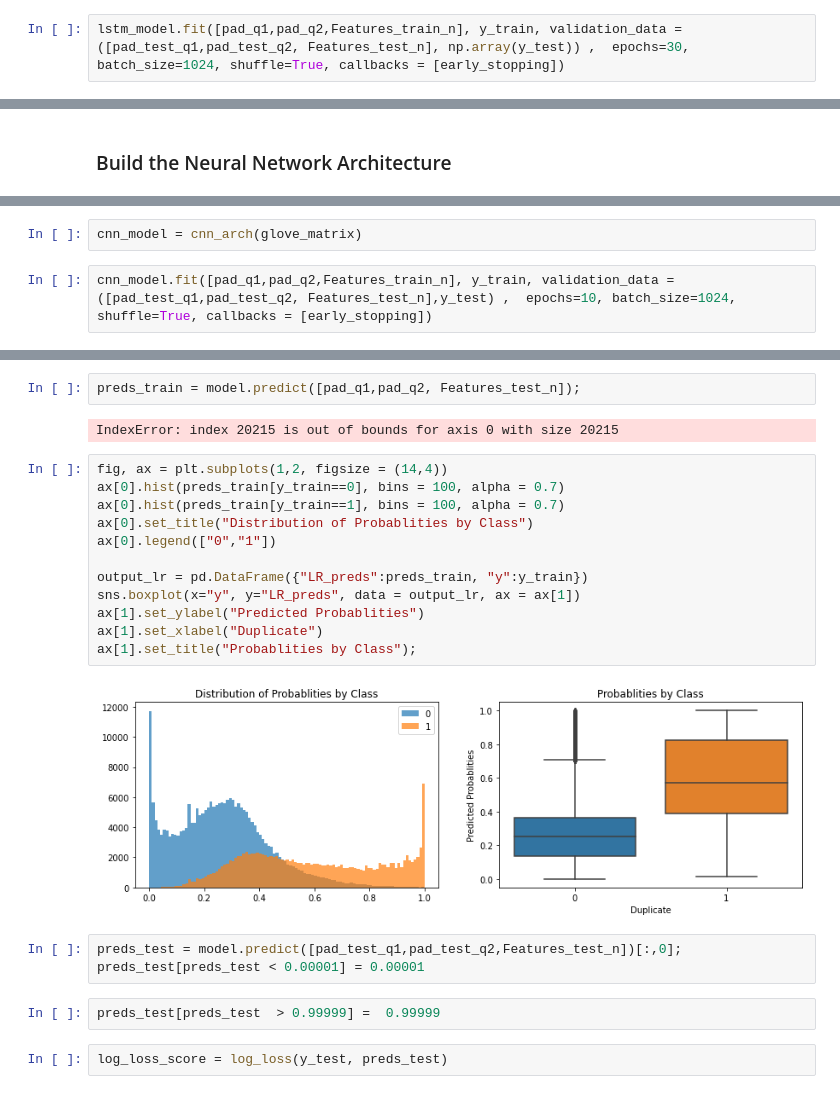
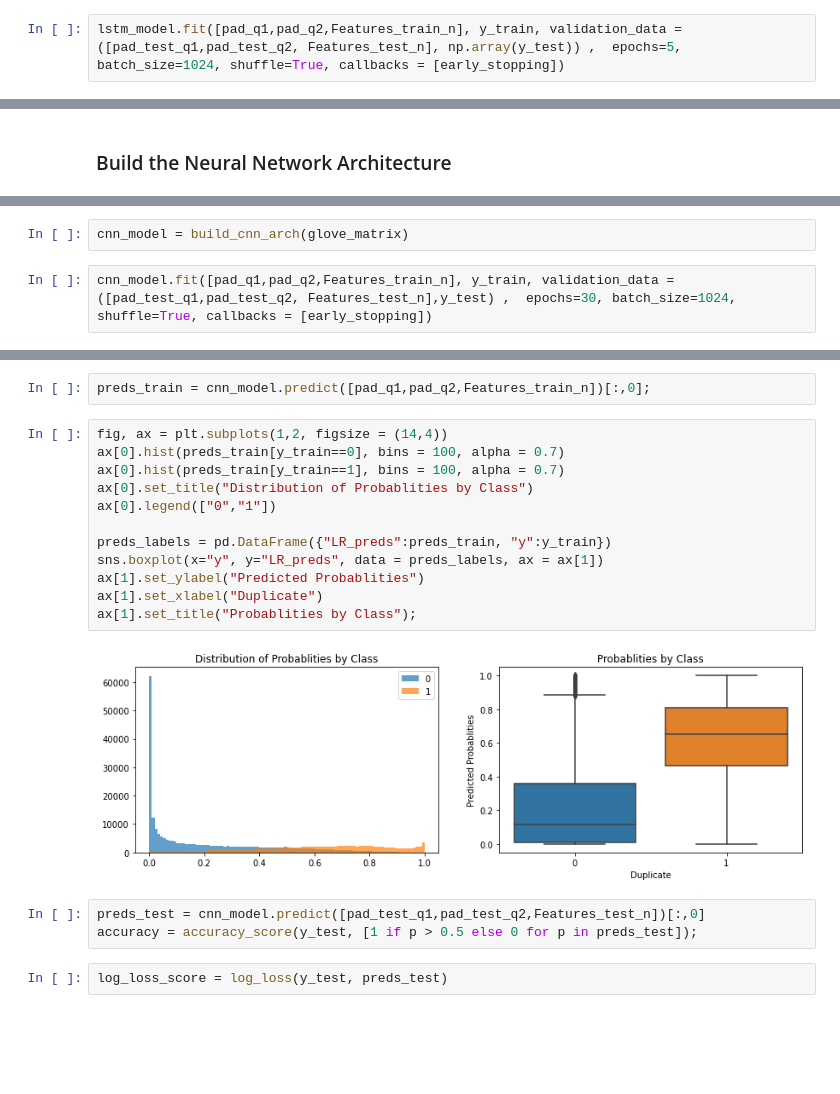
Before and after one commit to Onk24/Quora_Question_Pairs, a Jupyter notebook: Quora_Question_Pairs.ipynb, the cells around one changed output, grey strips where cells are left out. Saved outputs shown, nothing was run; the diff lists cells and outputs as text; blank space fills up the shorter version.

Commit message:
Added all the models and Kaggle submission

```diff
--- a/Quora_Question_Pairs.ipynb
+++ b/Quora_Question_Pairs.ipynb
@@ -780,6 +838,6 @@ def lstm_model(glove_matrix):
 # %%
 lstm_model = lstm_model(glove_matrix)
 # %%
-lstm_model.fit([pad_q1,pad_q2,Features_train_n], y_train, validation_data = ([pad_test_q1,pad_test_q2, Features_test_n], np.array(y_test)) ,  epochs=30, batch_size=1024, shuffle=True, callbacks = [early_stopping])
+lstm_model.fit([pad_q1,pad_q2,Features_train_n], y_train, validation_data = ([pad_test_q1,pad_test_q2, Features_test_n], np.array(y_test)) ,  epochs=5, batch_size=1024, shuffle=True, callbacks = [early_stopping])
 # %% [output]
 Train on 384075 samples, validate on 20215 samples
@@ -895,7 +962,7 @@ def cnn_arch(glove_matrix):
     return model
 # %%
-cnn_model = cnn_arch(glove_matrix)
+cnn_model = build_cnn_arch(glove_matrix)
 # %%
-cnn_model.fit([pad_q1,pad_q2,Features_train_n], y_train, validation_data = ([pad_test_q1,pad_test_q2, Features_test_n],y_test) ,  epochs=10, batch_size=1024, shuffle=True, callbacks = [early_stopping])
+cnn_model.fit([pad_q1,pad_q2,Features_train_n], y_train, validation_data = ([pad_test_q1,pad_test_q2, Features_test_n],y_test) ,  epochs=30, batch_size=1024, shuffle=True, callbacks = [early_stopping])
 # %% [output]
 Train on 384075 samples, validate on 20215 samples
@@ -938,27 +994,23 @@ Non-trainable params: 5,008,420
 __________________________________________________________________________________________________
 # %%
-preds_train = model.predict([pad_q1,pad_q2, Features_test_n]);
+preds_train = cnn_model.predict([pad_q1,pad_q2,Features_train_n])[:,0];
-# %% [output]
-IndexError: index 20215 is out of bounds for axis 0 with size 20215
 # %%
 fig, ax = plt.subplots(1,2, figsize = (14,4))
 ax[0].hist(preds_train[y_train==0], bins = 100, alpha = 0.7)
 ax[0].hist(preds_train[y_train==1], bins = 100, alpha = 0.7)
 ax[0].set_title("Distribution of Probablities by Class")
 ax[0].legend(["0","1"])
 
-output_lr = pd.DataFrame({"LR_preds":preds_train, "y":y_train})
-sns.boxplot(x="y", y="LR_preds", data = output_lr, ax = ax[1])
+preds_labels = pd.DataFrame({"LR_preds":preds_train, "y":y_train})
+sns.boxplot(x="y", y="LR_preds", data = preds_labels, ax = ax[1])
 ax[1].set_ylabel("Predicted Probablities")
 ax[1].set_xlabel("Duplicate")
 ax[1].set_title("Probablities by Class");
 # %% [output]
-[figure, old version]
+[figure, new version]
-# %%
-preds_test = model.predict([pad_test_q1,pad_test_q2,Features_test_n])[:,0];
-preds_test[preds_test < 0.00001] = 0.00001
-# %%
-preds_test[preds_test  > 0.99999] =  0.99999
+# %%
+preds_test = cnn_model.predict([pad_test_q1,pad_test_q2,Features_test_n])[:,0]
+accuracy = accuracy_score(y_test, [1 if p > 0.5 else 0 for p in preds_test]);
 # %%
 log_loss_score = log_loss(y_test, preds_test)
 # %%
```
Also changed, not shown: parts of 136 cells of this notebook.
